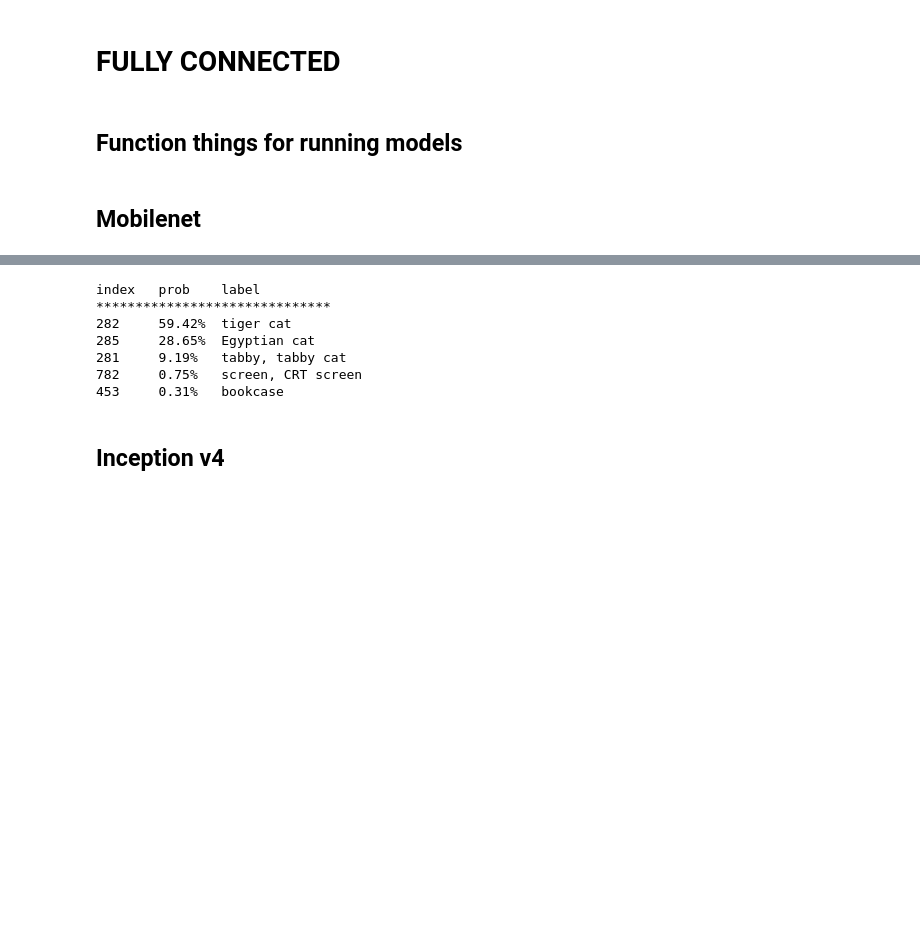
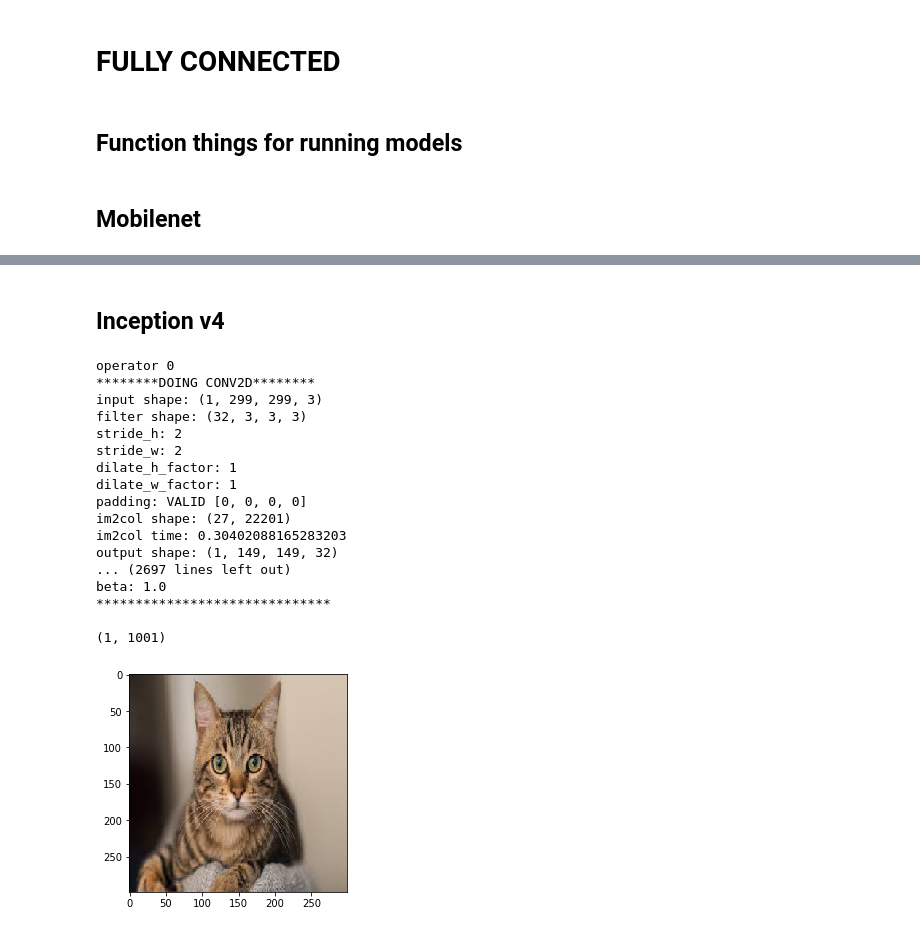
Before and after one commit to kteodorovich/Convolutions, a Jupyter notebook: convs.ipynb, the cells around one changed output, grey strips where cells are left out. Saved outputs shown, nothing was run; the diff lists cells and outputs as text; code cells hidden in the pictures; blank space fills up the shorter version.

Commit message:
implemented everything for inceptionv4 but somethings still broke rip

```diff
--- a/convs.ipynb
+++ b/convs.ipynb
@@ -70,11 +70,11 @@ def get_final_shape(in_shape,
         h = math.ceil(in_shape[HEIGHT] / stride_h)
 
     elif pad == Padding.VALID:
-        dilated_rad_h = math.floor(((filter_shape[HEIGHT] - 1) * dilate_h + 1) / 2)
-        dilated_rad_w = math.floor(((filter_shape[WIDTH] - 1) * dilate_w + 1) / 2)
+        dilated_height = (filter_shape[HEIGHT] - 1) * dilate_h + 1
+        dilated_width = (filter_shape[WIDTH] - 1) * dilate_w + 1
 
-        w = math.floor((in_shape[WIDTH] - dilated_rad_w - 1) / stride_w)
-        h = math.floor((in_shape[HEIGHT] - dilated_rad_h - 1) / stride_h)
+        w = math.ceil((in_shape[WIDTH] - dilated_width + 1) / stride_w)
+        h = math.ceil((in_shape[HEIGHT] - dilated_height + 1) / stride_h)
 
     return (h, w)
 # %% [markdown]
@@ -473,7 +477,7 @@ def get_correct_option_type(op):
 
     return None
 # %%
-def get_op_attributes(op, sub, input_data, model):
+def get_op_attributes(op, sub, buf, model):
     op_type = op.BuiltinOptionsType()
     filters_idx = op.Inputs(1)
     bias_idx = op.Inputs(2)
@@ -481,6 +485,8 @@ def get_op_attributes(op, sub, input_data, model):
     options = get_correct_option_type(op)
     union = op.BuiltinOptions()
     options.Init(union.Bytes, union.Pos)
+
+    input_data = buf[op.Inputs(0)]
 
     # CONV2D
     if op_type == BuiltinOptions.Conv2DOptions:
@@ -544,9 +550,32 @@ def get_op_attributes(op, sub, input_data, model):
                 options.Beta()
                )
 
+    # CONCAT
+    elif op_type == BuiltinOptions.ConcatenationOptions:
+        axis = options.Axis()
+        inputs = tuple([buf[op.Inputs(i)] for i in range(op.InputsLength())])
+
+        return (inputs,
+                axis
+               )
+
+    # FULLY CONNECTED
+    elif op_type == BuiltinOptions.FullyConnectedOptions:
+
+        weights_shape = tuple(sub.Tensors(filters_idx).ShapeAsNumpy())
+        weights = np.frombuffer(model.Buffers(sub.Tensors(filters_idx).Buffer()).DataAsNumpy(), dtype=np.float32).reshape(weights_shape)
+        bias = np.frombuffer(model.Buffers(sub.Tensors(bias_idx).Buffer()).DataAsNumpy(), dtype=np.float32)
+
+        return (input_data,
+                weights,
+                bias
+               )
     else:
         print('!!!!!!!NOT IMPLEMENTED!!!!!!!!')
         raise NotImplementedError()
+# %%
+def get_opcode(op, model):
+    return model.OperatorCodes(model.Subgraphs(0).Operators(op).OpcodeIndex()).BuiltinCode()
 # %%
 def run_model(img_filename, model):
 
@@ -571,10 +600,11 @@ def run_model(img_filename, model):
         print('operator', i)
 
         op = sub.Operators(i)
-        in_data = buf[op.Inputs(0)]
 
-        attrs = get_op_attributes(op, sub, in_data, model)
-        out_data = op_functions[op.BuiltinOptionsType()](*attrs)
+        attrs = get_op_attributes(op, sub, buf, model)
+
+        opcode = get_opcode(i, model)
+        out_data = op_functions[opcode](*attrs)
 
         buf[op.Outputs(0)] = out_data
 
@@ -643,10 +653,0 @@ beta: 1.0
-# %%
-show_results(data)
-# %% [output]
-index   prob    label
-******************************
-282     59.42%  tiger cat
-285     28.65%  Egyptian cat
-281     9.19%   tabby, tabby cat
-782     0.75%   screen, CRT screen
-453     0.31%   bookcase
@@ -659,4 +662,23 @@ buf = bytearray(buf)
 
 inception_v4 = Model.GetRootAsModel(buf, 0)
 # %%
-#run_model('pics/cat.jpg', inception_v4)
+data = run_model('pics/cat.jpg', inception_v4)
+# %% [output]
+operator 0
+********DOING CONV2D********
+input shape: (1, 299, 299, 3)
+filter shape: (32, 3, 3, 3)
+stride_h: 2
+stride_w: 2
+dilate_h_factor: 1
+dilate_w_factor: 1
+padding: VALID [0, 0, 0, 0]
+im2col shape: (27, 22201)
+im2col time: 0.30402088165283203
+output shape: (1, 149, 149, 32)
+... (2697 lines left out)
+beta: 1.0
+******************************
+
+(1, 1001)
+[figure, added]
```
Also changed, not shown: parts of 6 cells of this notebook.
